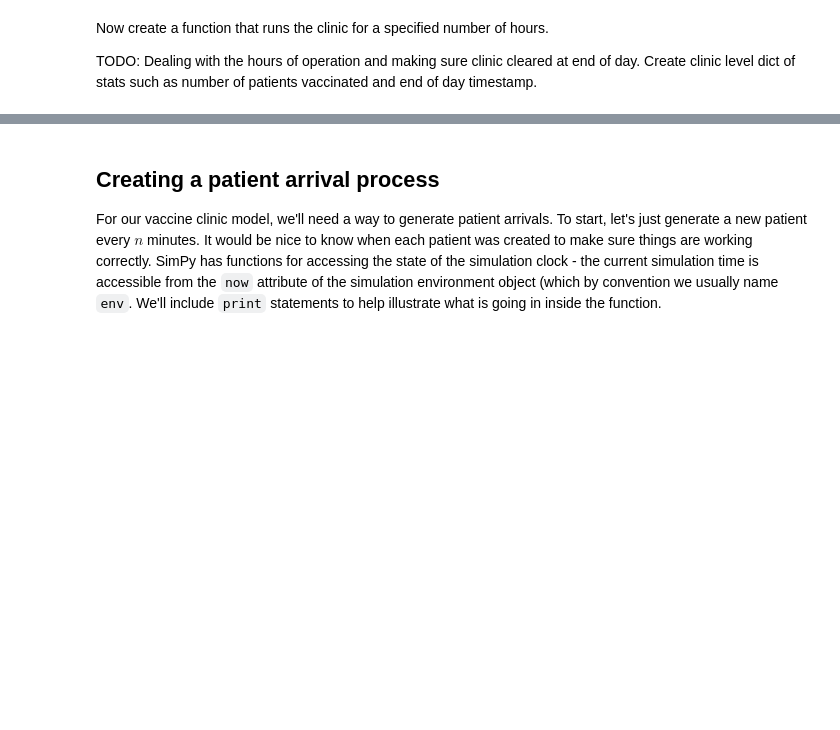
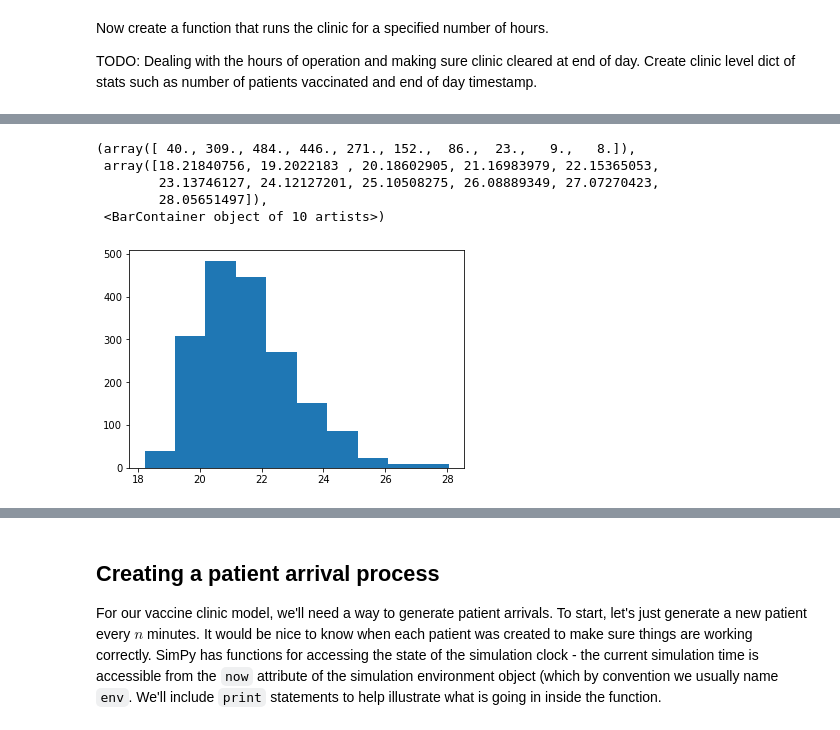
Before and after one commit to misken/vaccine_clinic, a Jupyter notebook: notebooks/simpy_getting_started_vaccine_clinic.ipynb, the cells around one changed output, grey strips where cells are left out. Cells and saved outputs as stored; diff of their text form; code cells hidden in the pictures; blank space fills up the shorter version.

```diff
--- a/notebooks/simpy_getting_started_vaccine_clinic.ipynb
+++ b/notebooks/simpy_getting_started_vaccine_clinic.ipynb
@@ -328,0 +591,3 @@ Having ability to choose between pure random walk-in arrivals and scheduled arri
+# %%
+clinic_patient_log_df = pd.read_csv('./output/clinic_patient_log_df.csv')
+clinic_patient_log_df.info()
@@ -328,0 +641,9 @@ Having ability to choose between pure random walk-in arrivals and scheduled arri
+# %%
+plt.hist(clinic_patient_log_df['time_in_system'])
+# %% [output]
+(array([ 40., 309., 484., 446., 271., 152.,  86.,  23.,   9.,   8.]),
+ array([18.21840756, 19.2022183 , 20.18602905, 21.16983979, 22.15365053,
+        23.13746127, 24.12127201, 25.10508275, 26.08889349, 27.07270423,
+        28.05651497]),
+ <BarContainer object of 10 artists>)
+[figure, added]
```
Also changed, not shown: parts of 60 cells of this notebook.
